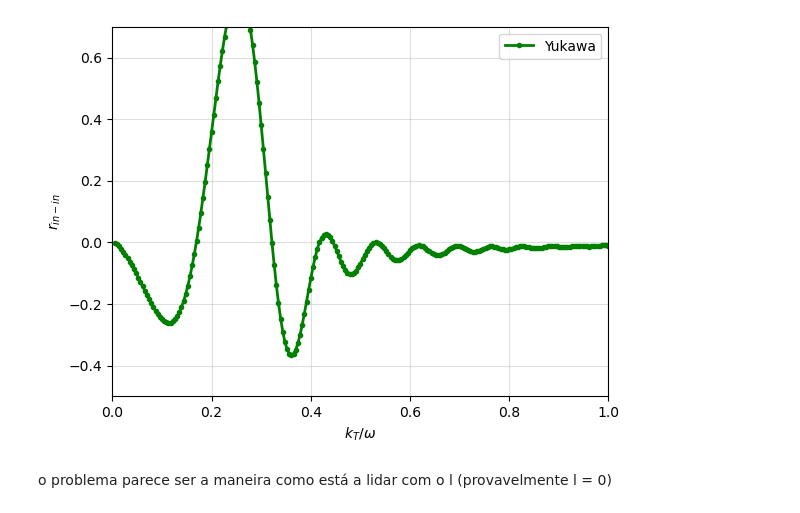
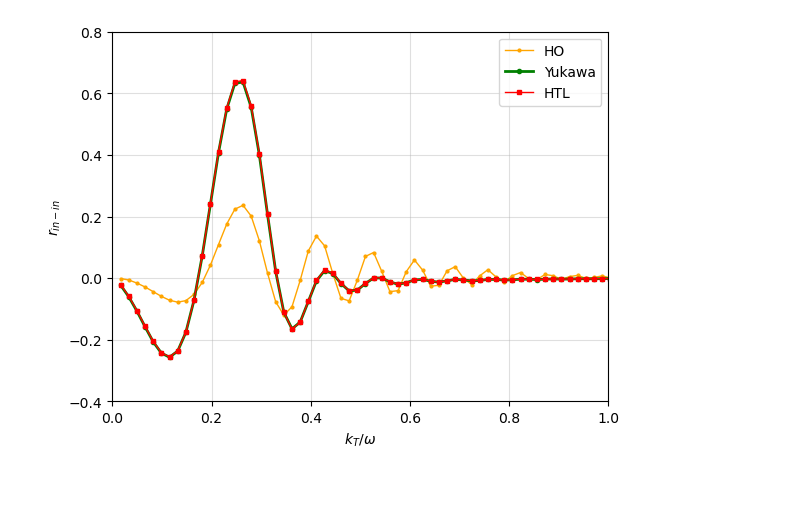
Before and after one commit to marcoacl00/parton_splittings_full, a Jupyter notebook: 1Dkernel.ipynb, the cells around one changed output. Cells and saved outputs as stored; diff of their text form; code cells hidden in the pictures; blank space fills up the shorter version.

```diff
--- a/1Dkernel.ipynb
+++ b/1Dkernel.ipynb
@@ -16,11 +16,11 @@ vertex = "gamma_qq"
 t = 1.0
 
 
-#htl_str = "data/fsol_final_htl_" + vertex + "__E_" + str(int(E)) + "_z_0.5_q_1.5_mu_0.4.dat"
-yuk_str = "data/fsol_final_yuk_" + vertex + "__E_" + str(int(E)) + "_z_0.5_q_1.5_mu_0.5.dat"
-ho_str = "data/fsol_final_ho_" + vertex + "__E_" + str(int(E)) + "_z_0.5_q_1.5_mu_0.5.dat"
+htl_str = "data/fsol_final_htl_" + vertex + "__E_" + str(int(E)) + "_z_0.5_q_1.5_mu_0.4.dat"
+yuk_str = "data/fsol_final_yuk_" + vertex + "__E_" + str(int(E)) + "_z_0.5_q_1.5_mu_0.4.dat"
+ho_str = "data/fsol_final_ho_" + vertex + "__E_" + str(int(E)) + "_z_0.5_q_1.5_mu_0.4.dat"
 
-#htl = np.loadtxt(htl_str).T[0] + 1j * np.loadtxt(htl_str).T[1]
+htl = np.loadtxt(htl_str).T[0] + 1j * np.loadtxt(htl_str).T[1]
 yuk = np.loadtxt(yuk_str).T[0] + 1j * np.loadtxt(yuk_str).T[1]
 ho  = np.loadtxt(ho_str).T[0] + 1j * np.loadtxt(ho_str).T[1]
 
@@ -145,44 +119,50 @@ plt.show()
 # %%
 from scipy.interpolate import CubicSpline
 
 #interpolate P[:-10]/omega , P[:-10]/omega*np.real(yuk[:-10]) with spline
-data_yuk = np.loadtxt("data/fsol3D_final_yuk_gamma_qq__E_100_z_0.5_q_1.5_mu_0.5.dat").T
-#data_htl = np.loadtxt("data/fsol3D_final_htl_gamma_qq__E_100_z_0.5_q_1.5_mu_0.4.dat").T
+data_ho = np.loadtxt("data/fsol3D_final_ho_gamma_qq__E_100_z_0.5_q_1.5_mu_0.4.dat").T
+data_yuk = np.loadtxt("data/fsol3D_final_yuk_gamma_qq__E_100_z_0.5_q_1.5_mu_0.4.dat").T
+data_htl = np.loadtxt("data/fsol3D_final_htl_gamma_qq__E_100_z_0.5_q_1.5_mu_0.4.dat").T
 
 K = P[:-10] / omega
+In_out_ho = P[:-10]/omega * np.real(ho[:-10])
 In_out_yuk = P[:-10]/omega*np.real(yuk[:-10])
-#In_out_htl = P[:-10]/omega * np.real(htl[:-10])
+In_out_htl = P[:-10]/omega * np.real(htl[:-10])
 
+_ho_cs = CubicSpline(K, In_out_ho, extrapolate=False)
 _yuk_cs = CubicSpline(K, In_out_yuk, extrapolate=False)
-#_htl_cs = CubicSpline(K, In_out_htl, extrapolate=True)
+_htl_cs = CubicSpline(K, In_out_htl, extrapolate=True)
 
 ratio = 0.325
-K = np.linspace(0, ratio * Lp, 300, dtype=np.float64)
+K = np.linspace(0, ratio * Lp, 80, dtype=np.float64)
 N = len(K)
 K += ratio * Lp / (N-1)
 
 f_in_yuk = data_yuk.T
+f_in_ho = data_ho.T
+f_in_htl = data_htl.T
+
 f_out_yuk = np.zeros_like(f_in_yuk)
-
-#f_in_htl = data_htl.T
-#f_out_htl = np.zeros_like(f_in_htl)
+f_out_ho = np.zeros_like(f_in_ho)
+f_out_htl = np.zeros_like(f_in_htl)
 
 for i in range(len(K)):
     f_out_yuk[i] = _yuk_cs(K[i]/omega)
-#    f_out_htl[i] = _htl_cs(K[i]/omega)
+    f_out_ho[i] = _ho_cs(K[i]/omega)
+    f_out_htl[i] = _htl_cs(K[i]/omega)
 
+plt.plot(K/omega, f_out_ho + 0.5 * K**2 / omega**2 * f_in_ho, marker = 'o', linewidth = 1, markersize = 2, label='HO', color = "orange")
 plt.plot(K/omega, f_out_yuk + 0.5 * K**2/omega**2 * f_in_yuk, marker = 'o', markersize = 3, linewidth = 2, label='Yukawa', color = "green")
-#plt.plot(K/omega, f_out_htl + 0.5 * K**2/omega**2 * f_in_htl, marker = 's', markersize = 3, linewidth = 1, label='HTL', color = "red")
+plt.plot(K/omega, f_out_htl + 0.5 * K**2/omega**2 * f_in_htl, marker = 's', markersize = 3, linewidth = 1, label='HTL', color = "red")
+
 plt.xlim(0, 1)
-plt.ylim(-0.5, 0.7)
+plt.ylim(-0.4, 0.8)
 plt.ylabel(r'$r_{in-in}$')
 plt.xlabel(r'$k_T/\omega$')
 plt.legend()
 plt.grid(alpha = 0.4)
 plt.show()
 # %% [output]
-[figure, old version]
+[figure, new version]
-# %% [markdown]
-o problema parece ser a maneira como está a lidar com o l (provavelmente l = 0)
 # %%
 plt.plot(K/omega, 0.5 * K**2/omega**2 * f_in_yuk, marker = 'o', markersize = 3, linewidth = 2, label='Yukawa', color = "green")
```
Also changed, not shown: parts of 10 cells of this notebook, 34 other files.
